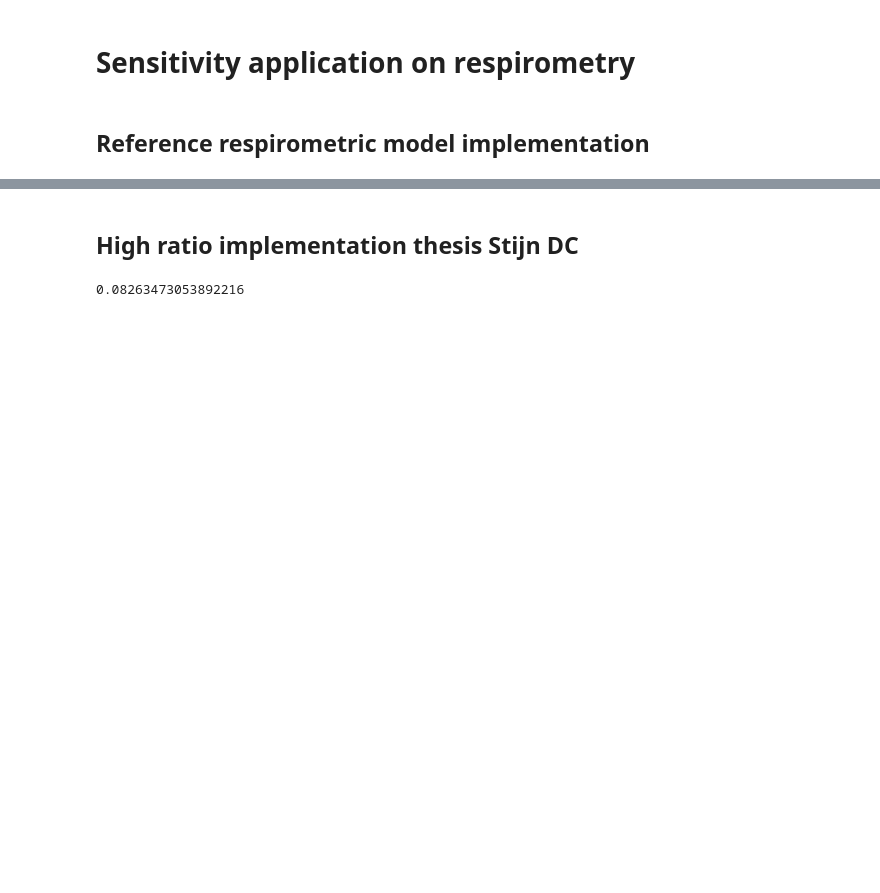
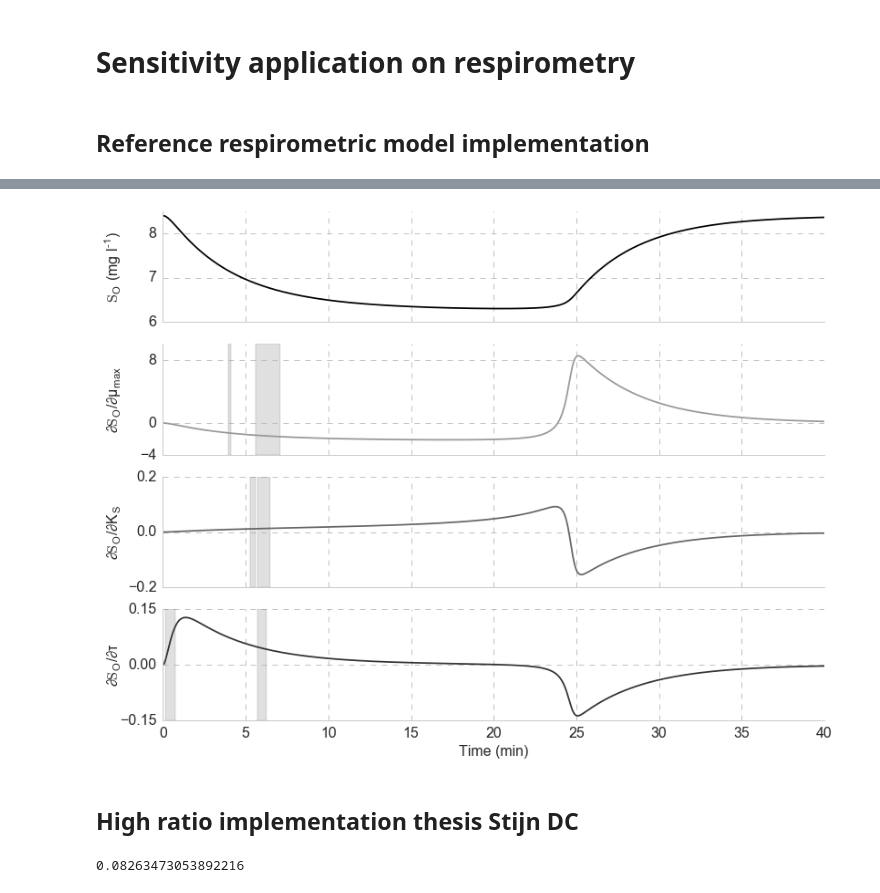
Before and after one commit to stijnvanhoey/phd_ipynb_respiro_showcases, a Jupyter notebook: sensitivity_showcases.ipynb, the cells around one changed output, grey strips where cells are left out. Saved outputs shown, nothing was run; the diff lists cells and outputs as text; code cells hidden in the pictures; blank space fills up the shorter version.

```diff
--- a/sensitivity_showcases.ipynb
+++ b/sensitivity_showcases.ipynb
@@ -98,3 +100,67 @@ plt.savefig('respiro_output.pdf', dpi=300)
+# %%
+respiro_ref_sens = NumericalLocalSensitivity(respiro_model)
+ref_cprs = respiro_ref_sens.get_sensitivity(method='CPRS')
+# %%
+perc_max = 0.9
+high_mumax = ref_cprs["DO"]["mumax"][ref_cprs ["DO"]["mumax"].abs() > ref_cprs ["DO"]["mumax"].abs().quantile(perc_max)]
+mumax_split = np.where(high_mumax.reset_index().diff()['index'].values > 1)[0][0]
+high_ks = ref_cprs["DO"]["ks"][ref_cprs["DO"]["ks"].abs() > ref_cprs["DO"]["ks"].abs().quantile(perc_max)]
+ks_split = np.where(high_ks.reset_index().diff()['index'].values > 1)[0][0]
+ks_split2 = np.where(high_ks.reset_index().diff()['index'].values > 1)[0][1]
+
+high_tau=ref_cprs ["DO"]["tau"][ref_cprs["DO"]["tau"].abs() > ref_cprs ["DO"]["tau"].abs().quantile(perc_max)]
+tau_split = np.where(high_tau.reset_index().diff()['index'].values > 1)[0][0]
+tau_split2 = np.where(high_tau.reset_index().diff()['index'].values > 1)[0][1]
+# %%
+ref_cprs.index = timestepping*24*60.
+# %%
+fig, axs = plt.subplots(4, 1, figsize=(13, 10), sharex=True)
+
+axs[0].plot(output.index*24*60., output["DO"], color ='0.',
+            label ='$\mathrm{S}_{O}$') #, High $S_{}^0/X_{0}$
+axs[0].set_ylabel('$\mathrm{S}_O$ ($mg\ l^{-1}$)')
+axs[0].set_yticks([6., 7., 8.])
+
+axs[1].plot(ref_cprs.index, ref_cprs["DO"]["mumax"],'-', color ='0.6')
+axs[1].set_ylabel(r'$\partial \mathrm{S}_{O}/\partial \mu_{max}$')
+axs[1].axvspan(high_mumax.index[0]/60., high_mumax.index[mumax_split-1]/60., facecolor='0.7', alpha=0.4)
+axs[1].axvspan((high_mumax.index[mumax_split])/60., high_mumax.index[-1]/60., facecolor='0.7', alpha=0.4)
+axs[1].set_yticks([-4., 0, 8.])
+
+axs[2].plot(ref_cprs.index, ref_cprs["DO"]["ks"],'-', color ='0.4')
+axs[2].set_ylabel(r'$\partial \mathrm{S}_{O}/\partial K_{S}}$')
+axs[2].axvspan(high_ks.index[0]/60., high_ks.index[ks_split-1]/60., facecolor='0.7', alpha=0.4)
+axs[2].axvspan((high_ks.index[ks_split])/60., high_ks.index[ks_split2-1]/60., facecolor='0.7', alpha=0.4)
+#axs[2].axvspan(high_ks.index[0]/60., high_ks.index[-1]/60., facecolor='0.7', alpha=0.4)
+axs[2].set_yticks([-.2, 0, 0.2])
+
+axs[3].plot(ref_cprs.index, ref_cprs["DO"]["tau"],'-', color ='0.2')
+axs[3].set_ylabel(r'$\partial \mathrm{S}_{O}/\partial {\tau}}$')
+axs[3].axvspan(high_tau.index[0]/60., high_tau.index[tau_split-1]/60., facecolor='0.7', alpha=0.4)
+axs[3].axvspan((high_tau.index[tau_split])/60., high_tau.index[tau_split2-1]/60., facecolor='0.7', alpha=0.4)
+#axs[3].axvspan(high_tau.index[0]/60., high_tau.index[-1]/60., facecolor='0.5', alpha=0.4)
+axs[3].set_yticks([-.15, 0, 0.15])
+#axs[3].set_xticks([0, 10, 20, 30, 40])
+axs[3].set_xlabel('Time (min)')
+axs[3].set_xlim([0, 40])
+
+
+labelx = -0.06
+for ax in axs:
+    #ax.yaxis.set_major_locator(MaxNLocator(5))
+    ax.yaxis.set_label_coords(labelx, 0.5)
+    #remove spines
+    #ax.spines['bottom'].set_visible(False)
+    ax.spines['top'].set_visible(False)
+    ax.spines['right'].set_visible(False)
+    # set grid
+    ax.grid(which='major', axis='both', color='0.7',
+                 linestyle='--', linewidth=0.8)
+
+plt.savefig('respiro_ref.png', dpi=300)
+plt.savefig('respiro_ref.pdf', dpi=300)
+# %% [output]
+[figure, added]
 # %% [markdown]
 ## High ratio implementation thesis Stijn DC
 # %%
```
Also changed, not shown: parts of 79 cells of this notebook, 1 other file.
